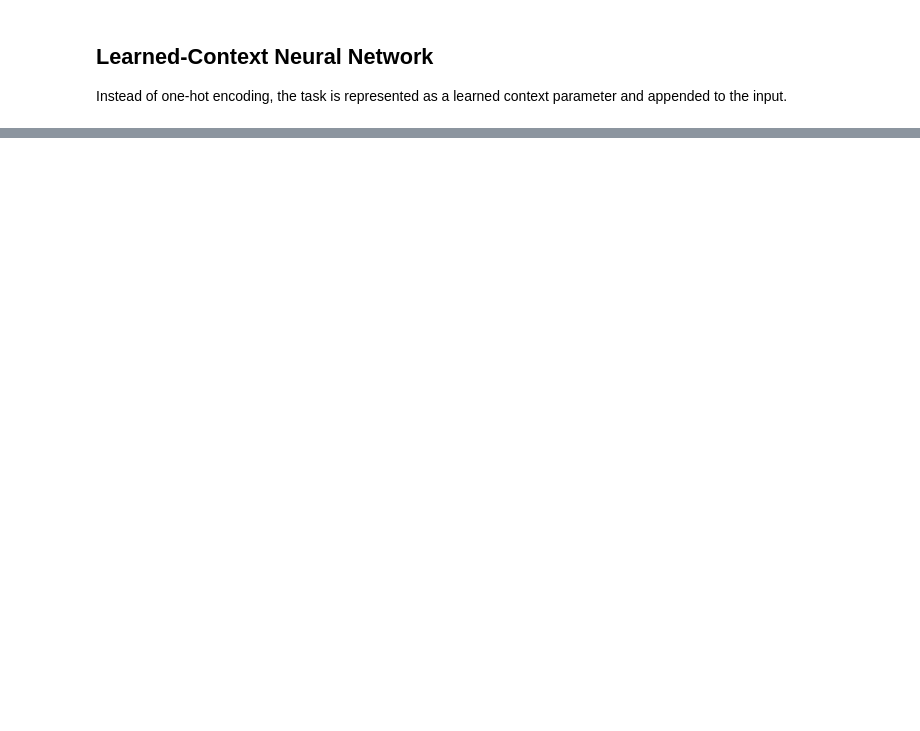
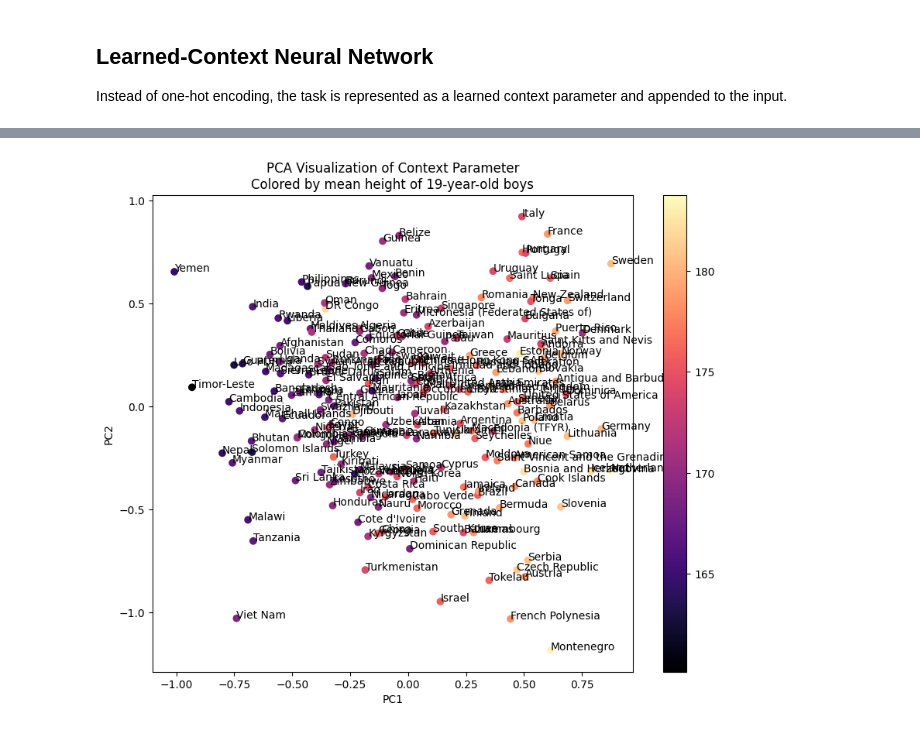
Before and after one commit to alyssa-lee/learned-context-neural-networks, a Jupyter notebook: story.ipynb, the cells around one changed output, grey strips where cells are left out. Drawn from its saved outputs; the diff is of its cells as text; code cells hidden in the pictures; blank space fills up the shorter version.

Commit message:
add interpretation of parameters

```diff
--- a/story.ipynb
+++ b/story.ipynb
@@ -165,0 +168,32 @@ RMSD: 0.8091652734694058
+# %%
+context_params = model.get_parameter("context").cpu().detach().numpy()
+# %%
+from sklearn.decomposition import PCA
+import matplotlib.pyplot as plt
+import polars as pl
+
+df_orig = pl.read_csv("data/NCD_RisC_Lancet_2020_height_child_adolescent_country.csv")
+df = df_orig.to_dummies(columns="Sex")
+df = df.rename({"Sex_Boys": "Sex"})
+df = df.with_columns(pl.col("Year").sub(1985).alias("Year_since_1985"))
+df = df.select(["Country", "Sex", "Year_since_1985", "Age group", "Mean height"])
+mean_height_19M = df.filter(df['Year_since_1985']==34, df['Age group']==19, df['Sex']==1)['Mean height']
+
+pca = PCA(n_components=2)
+reduced_features = pca.fit_transform(context_params)
+
+plt.figure(figsize=(10, 8))
+scatter = plt.scatter(reduced_features[:, 0], reduced_features[:, 1], c=mean_height_19M, cmap='magma')
+plt.colorbar()
+
+labels=full_dataset.context_labels
+for label, feature in zip(labels, reduced_features):
+    plt.annotate(label, (feature[0], feature[1]))
+
+
+plt.xlabel('PC1')
+plt.ylabel('PC2')
+plt.title('PCA Visualization of Context Parameter\nColored by mean height of 19-year-old boys')
+plt.show()
+# %% [output]
+[figure, added]
```
Also changed, not shown: parts of 9 cells of this notebook.
